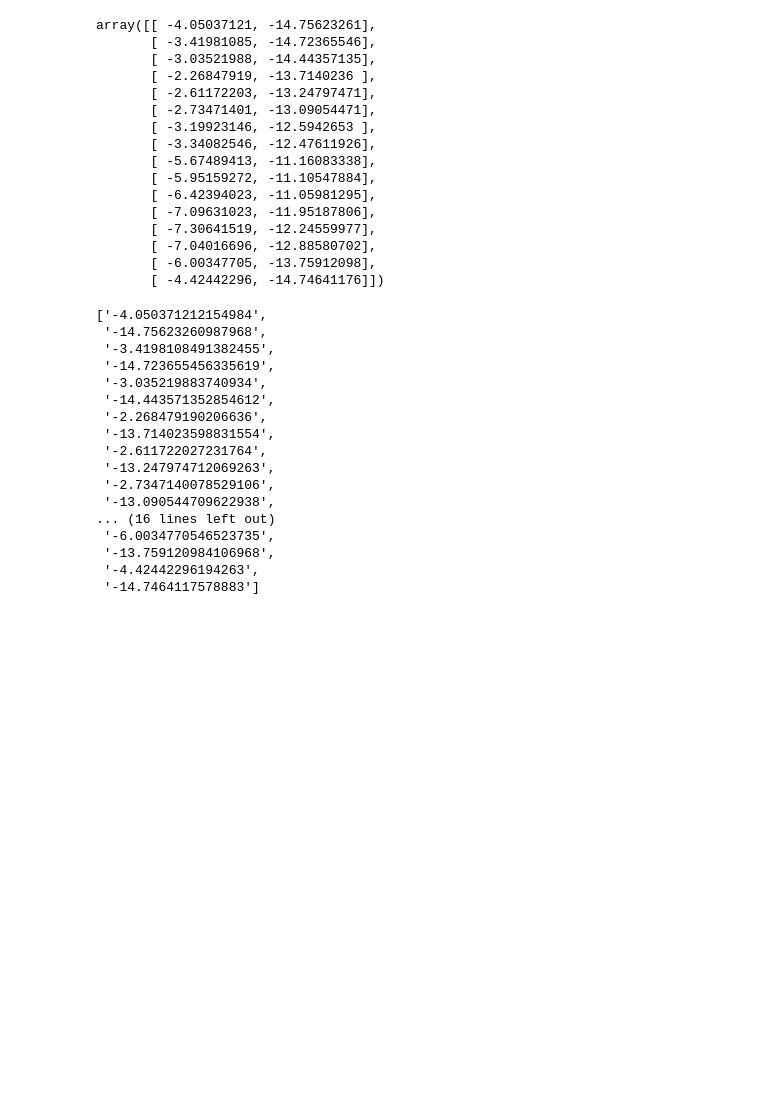
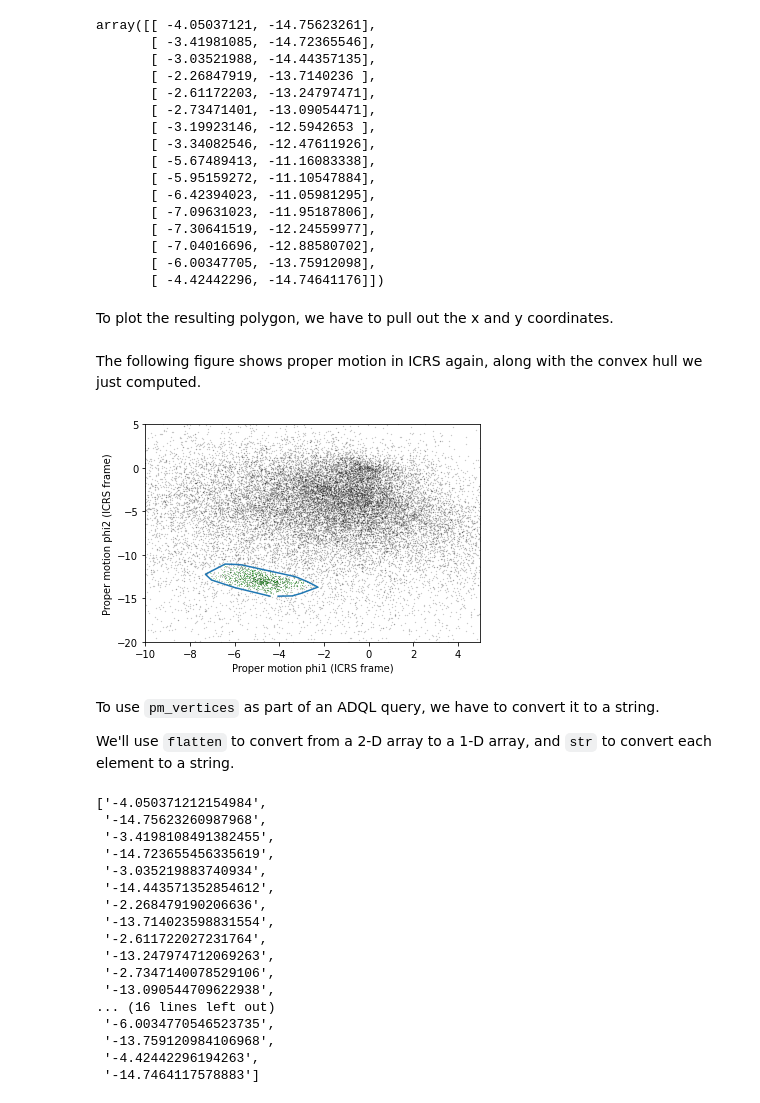
Before and after one commit to AllenDowney/AstronomicalData, a Jupyter notebook: 04_select.ipynb, the cells around one changed output. Cells and saved outputs as stored; diff of their text form; code cells hidden in the pictures; blank space fills up the shorter version.

```diff
--- a/04_select.ipynb
+++ b/04_select.ipynb
@@ -156,6 +183,34 @@ array([[ -4.05037121, -14.75623261],
        [ -7.04016696, -12.88580702],
        [ -6.00347705, -13.75912098],
        [ -4.42442296, -14.74641176]])
+# %% [markdown]
+To plot the resulting polygon, we have to pull out the x and y coordinates.
+# %%
+pmra_poly, pmdec_poly = np.transpose(pm_vertices)
+# %% [markdown]
+The following figure shows proper motion in ICRS again, along with the convex hull we just computed.
+# %%
+pm1 = centerline['pmra']
+pm2 = centerline['pmdec']
+plt.plot(pm1, pm2, 'ko', markersize=0.3, alpha=0.3)
+
+pm1 = selected['pmra']
+pm2 = selected['pmdec']
+plt.plot(pm1, pm2, 'gx', markersize=0.3, alpha=0.3)
+
+plt.plot(pmra_poly, pmdec_poly)
+
+plt.xlabel('Proper motion phi1 (ICRS frame)')
+plt.ylabel('Proper motion phi2 (ICRS frame)')
+
+plt.xlim([-10, 5])
+plt.ylim([-20, 5]);
+# %% [output]
+[figure, added]
+# %% [markdown]
+To use `pm_vertices` as part of an ADQL query, we have to convert it to a string.
+
+We'll use `flatten` to convert from a 2-D array to a 1-D array, and `str` to convert each element to a string.
 # %%
 t = [str(x) for x in pm_vertices.flatten()]
 t
```
Also changed, not shown: parts of 36 cells of this notebook, 2 other files.
